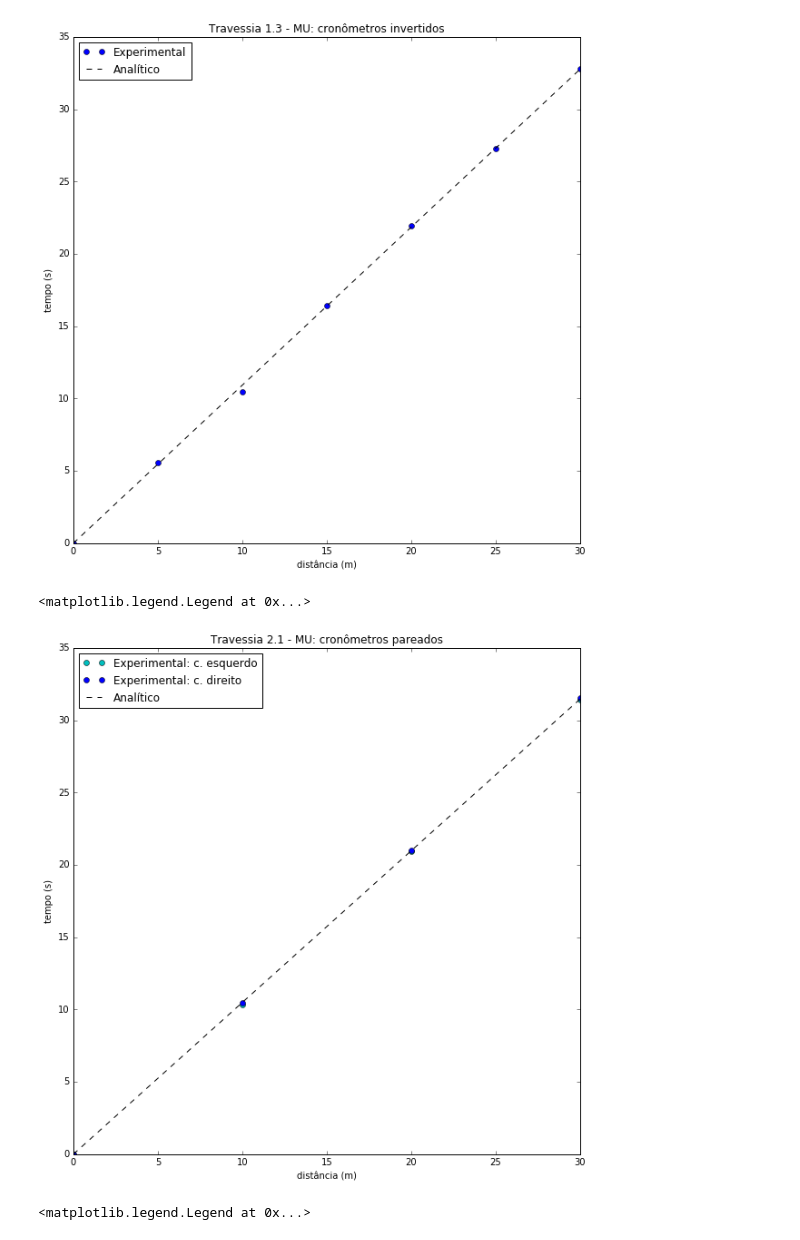
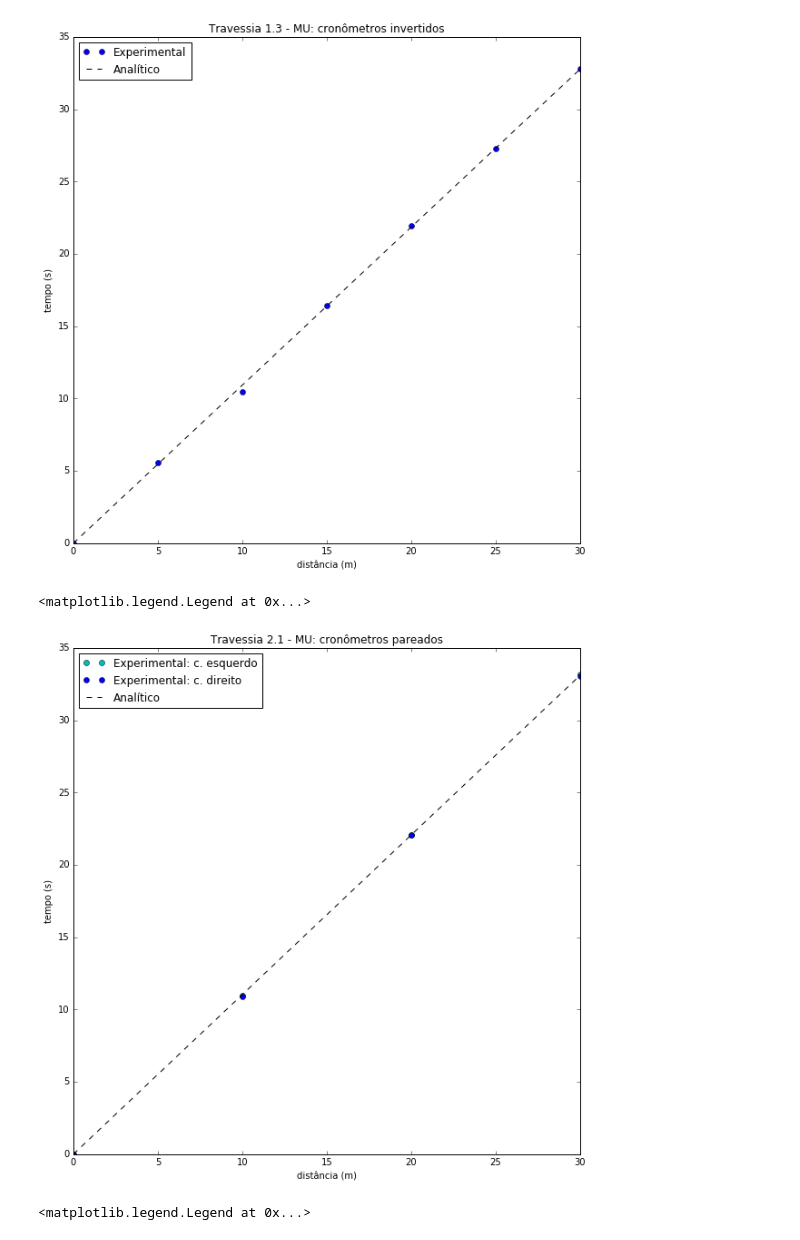
Before and after one commit to yambanis/MAC0209---Modelagem-e-Simulacao, a Jupyter notebook: Relatório.ipynb, the cells around one changed output. Drawn from its saved outputs; the diff is of its cells as text; code cells hidden in the pictures.

```diff
--- a/Relatório.ipynb
+++ b/Relatório.ipynb
@@ -181,32 +183,34 @@ plt.legend(loc = 0)
 <matplotlib.legend.Legend at 0x...>
 [figure]
 # %%
+t = []
+
 with open ("tempo/tempo-edu.csv", "r") as mu1:
     rd = csv.reader(mu1, quoting=csv.QUOTE_NONNUMERIC)
     for line in rd:
         t.append([0] + line)
 
 t_seq = (t[6][1:] + t[7])
 t_seq.sort()
 
 # Calculando analiticamente para a travessia 2.1
 # Obtendo velocidade média a partir do tempo total (média dos 2 cronômetros) / espaço
 v = 30 / ((t[0][3] + t[1][3]) / 2)
 tAna = []
 for x in p1:
     tAna.append(nextTmu(x, v))
 
 plt.figure(figsize=(10,10))
 plt.title("Travessia 2.1 - MU: cronômetros pareados")
 plt.xlabel('distância (m)')
 plt.ylabel('tempo (s)')
 plt.plot(p1, t[0], 'co', linestyle = "", label = "Experimental: c. esquerdo")
 plt.plot(p1, t[1],'bo', linestyle = "", label = "Experimental: c. direito")
 plt.plot(p1, tAna, 'k--', label = "Analítico")
 plt.legend(loc = 0)
 # %% [output]
 <matplotlib.legend.Legend at 0x...>
-[figure, old version]
+[figure, new version]
 # %%
 # Calculando analiticamente para a travessia 2.2
 # Obtendo velocidade média a partir do tempo total (média dos 2 cronômetros) / espaço
```
Also changed, not shown: parts of 13 cells of this notebook.
